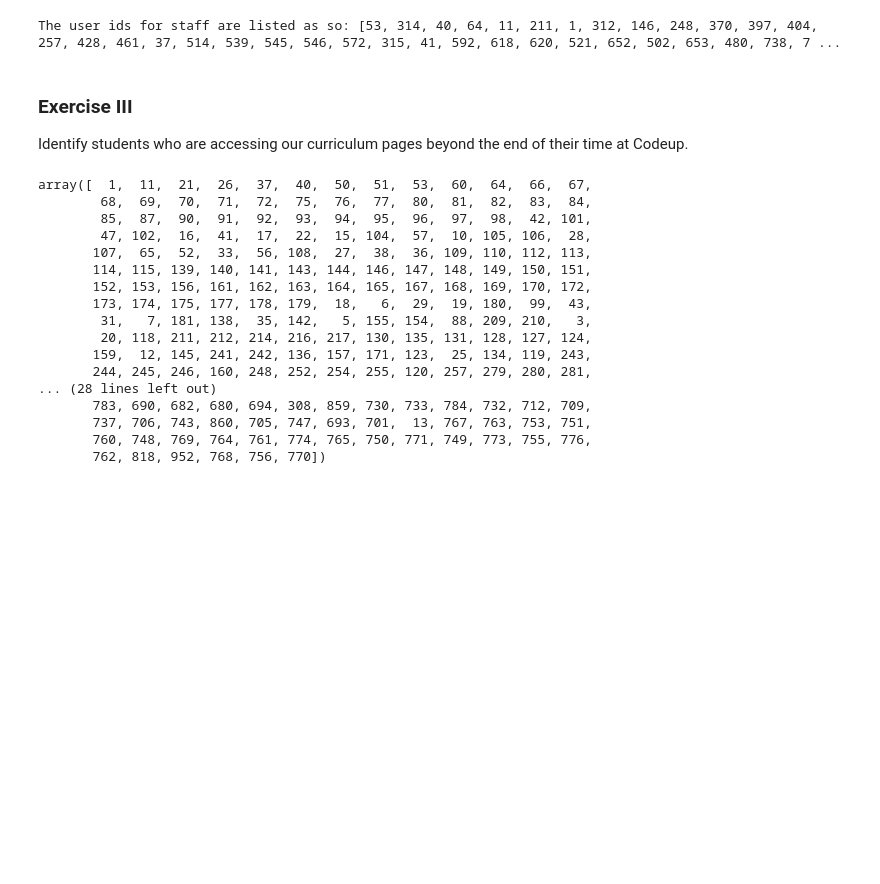
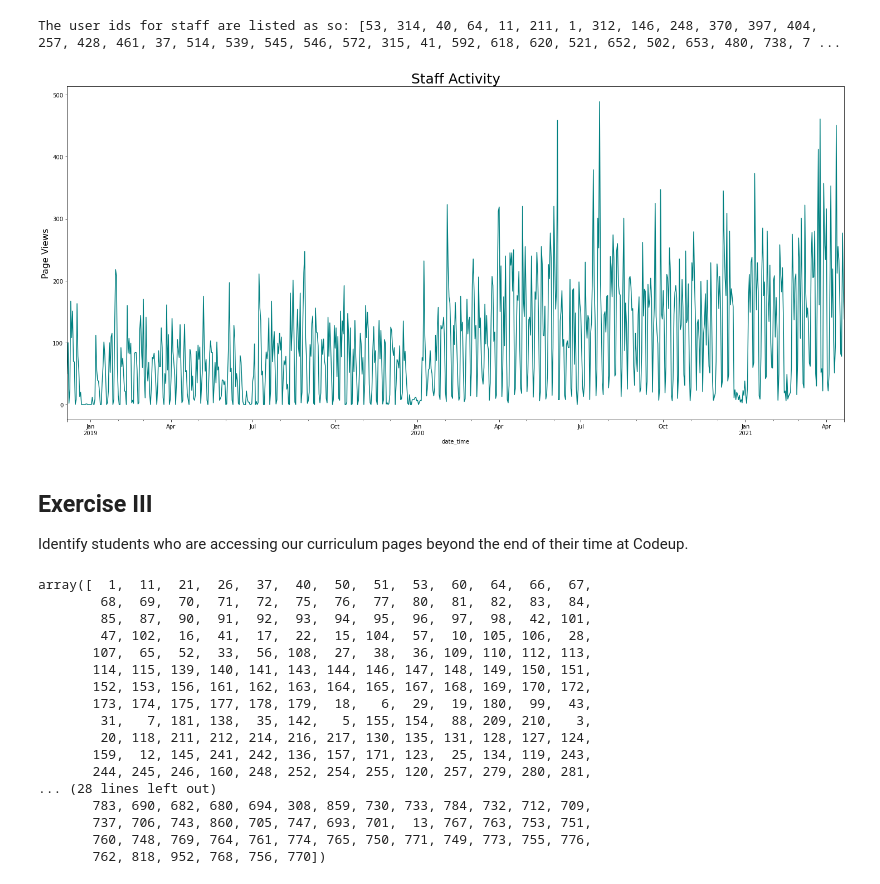
Before and after one commit to masonsherbondy/anomaly-detection-exercises, a Jupyter notebook: time_series_anomaly_detection.ipynb, the cells around one changed output. Drawn from its saved outputs; the diff is of its cells as text; code cells hidden in the pictures; blank space fills up the shorter version.

```diff
--- a/time_series_anomaly_detection.ipynb
+++ b/time_series_anomaly_detection.ipynb
@@ -263,8 +263,26 @@ There are 51 staff users.
 print(f"The user ids for staff are listed as so: {list(af[af.name == 'Staff'].user_id.unique())}.")
 # %% [output]
 The user ids for staff are listed as so: [53, 314, 40, 64, 11, 211, 1, 312, 146, 248, 370, 397, 404, 257, 428, 461, 37, 514, 539, 545, 546, 572, 315, 41, 592, 618, 620, 521, 652, 502, 653, 480, 738, 7 ...
+# %%
+# assign variable to dataframe consisting of staff users only
+staff = af[af.staff == True]
+
+# resample staff activity by day
+staff_acts = staff.path.resample('D').count()
+
+# create figure
+plt.figure(figsize = (25, 11))
+
+# plot staff activity
+staff_acts.plot(color = 'teal')
+
+# include clarity
+plt.title('Staff Activity', size = 25)
+plt.ylabel('Page Views', size = 16);
+# %% [output]
+[figure, added]
 # %% [markdown]
-### Exercise III
+## Exercise III
 Identify students who are accessing our curriculum pages beyond the end of their time at Codeup.
 # %%
 # pull up all unique user ids that have a record of not being staff at least at one point in time
```
Also changed, not shown: parts of 30 cells of this notebook.
